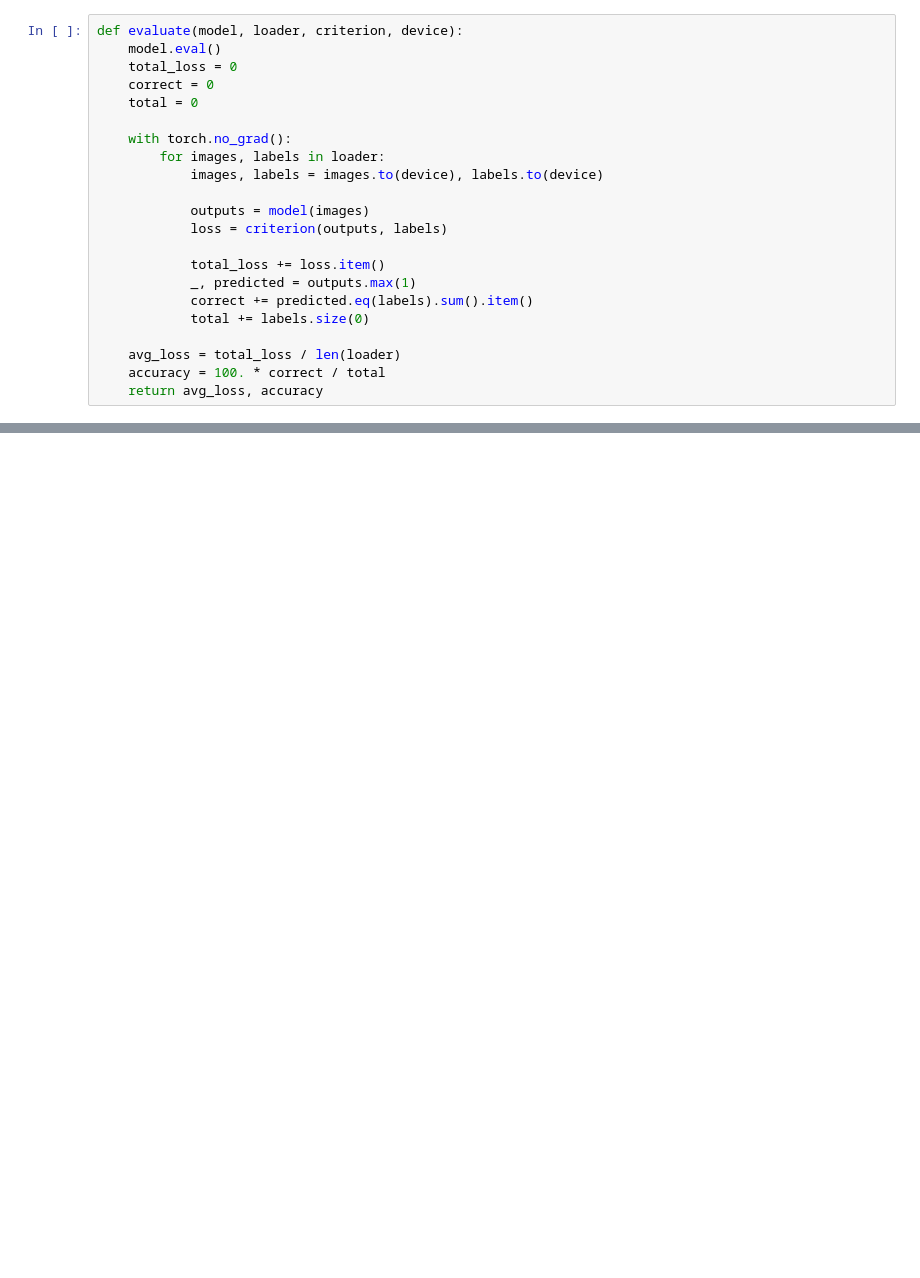
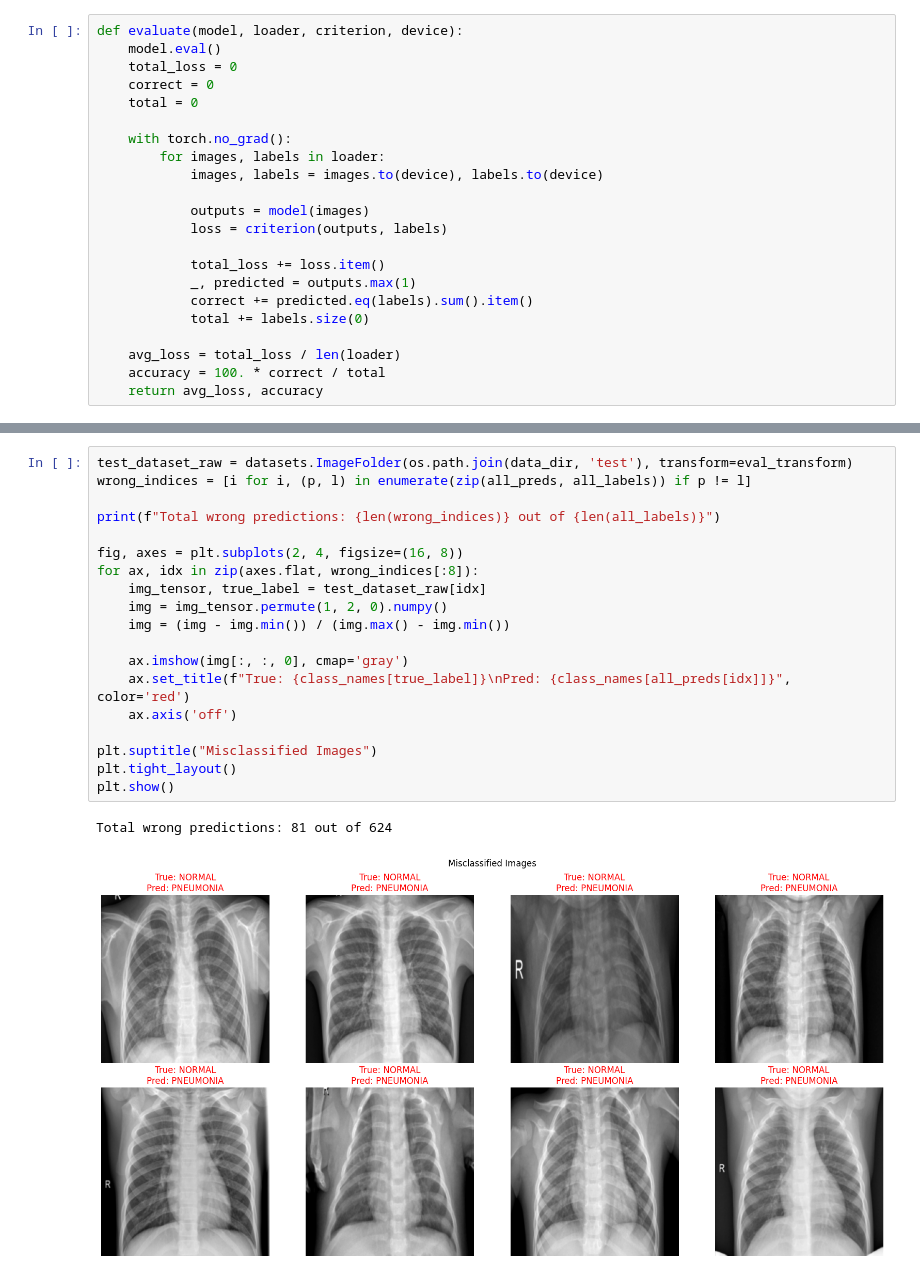
Before and after one commit to farhadnuri/chest-x-ray-cnn-model, a Jupyter notebook: model/CNN-Model.ipynb, the cells around one changed output, grey strips where cells are left out. Saved outputs shown, nothing was run; the diff lists cells and outputs as text; blank space fills up the shorter version.

```diff
--- a/model/CNN-Model.ipynb
+++ b/model/CNN-Model.ipynb
@@ -339,0 +512,22 @@ Done
+# %%
+test_dataset_raw = datasets.ImageFolder(os.path.join(data_dir, 'test'), transform=eval_transform)
+wrong_indices = [i for i, (p, l) in enumerate(zip(all_preds, all_labels)) if p != l]
+
+print(f"Total wrong predictions: {len(wrong_indices)} out of {len(all_labels)}")
+
+fig, axes = plt.subplots(2, 4, figsize=(16, 8))
+for ax, idx in zip(axes.flat, wrong_indices[:8]):
+    img_tensor, true_label = test_dataset_raw[idx]
+    img = img_tensor.permute(1, 2, 0).numpy()
+    img = (img - img.min()) / (img.max() - img.min())
+
+    ax.imshow(img[:, :, 0], cmap='gray')
+    ax.set_title(f"True: {class_names[true_label]}\nPred: {class_names[all_preds[idx]]}", color='red')
+    ax.axis('off')
+
+plt.suptitle("Misclassified Images")
+plt.tight_layout()
+plt.show()
+# %% [output]
+Total wrong predictions: 81 out of 624
+[figure, added]
```
Also changed, not shown: parts of 13 cells of this notebook, 1 other file.
